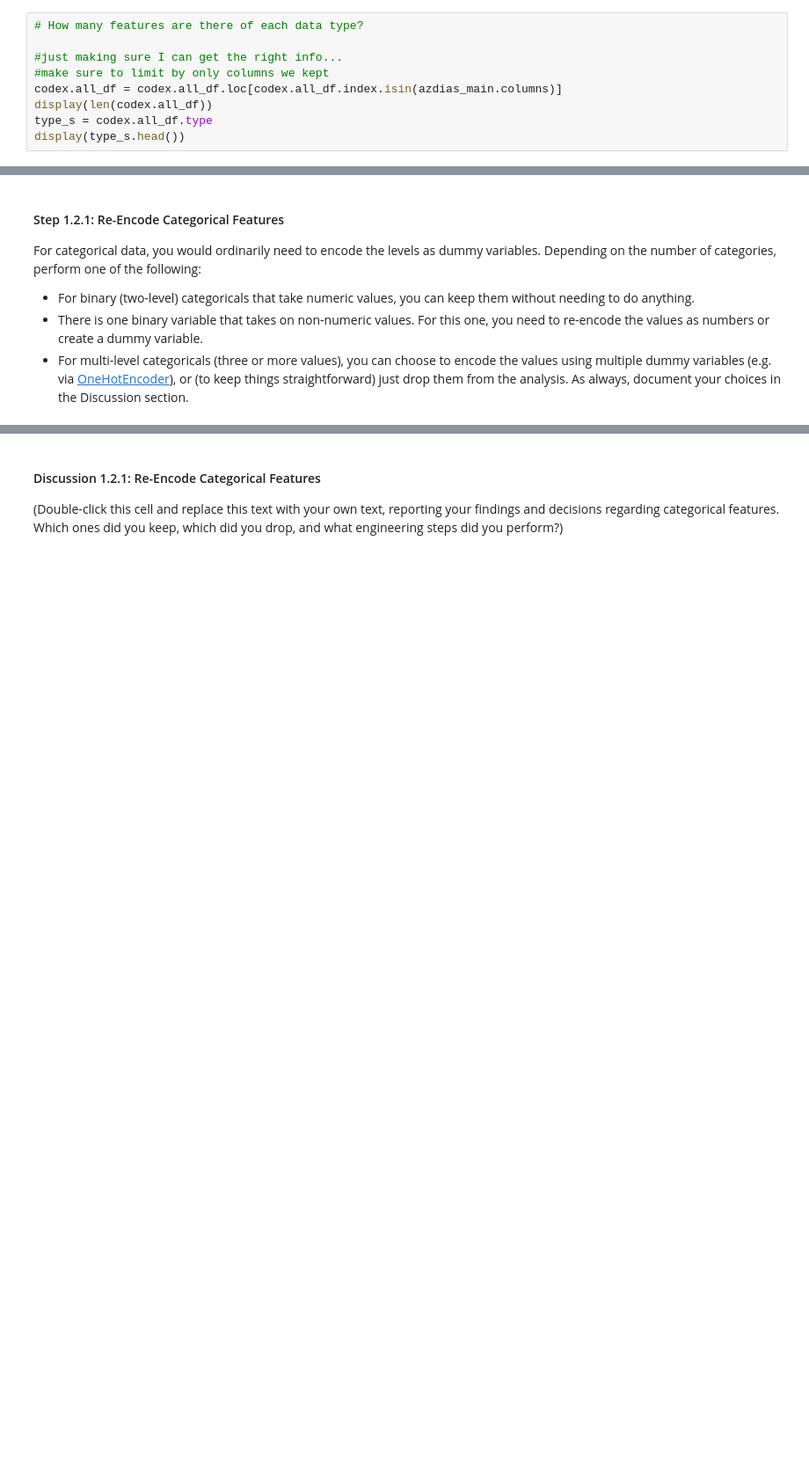
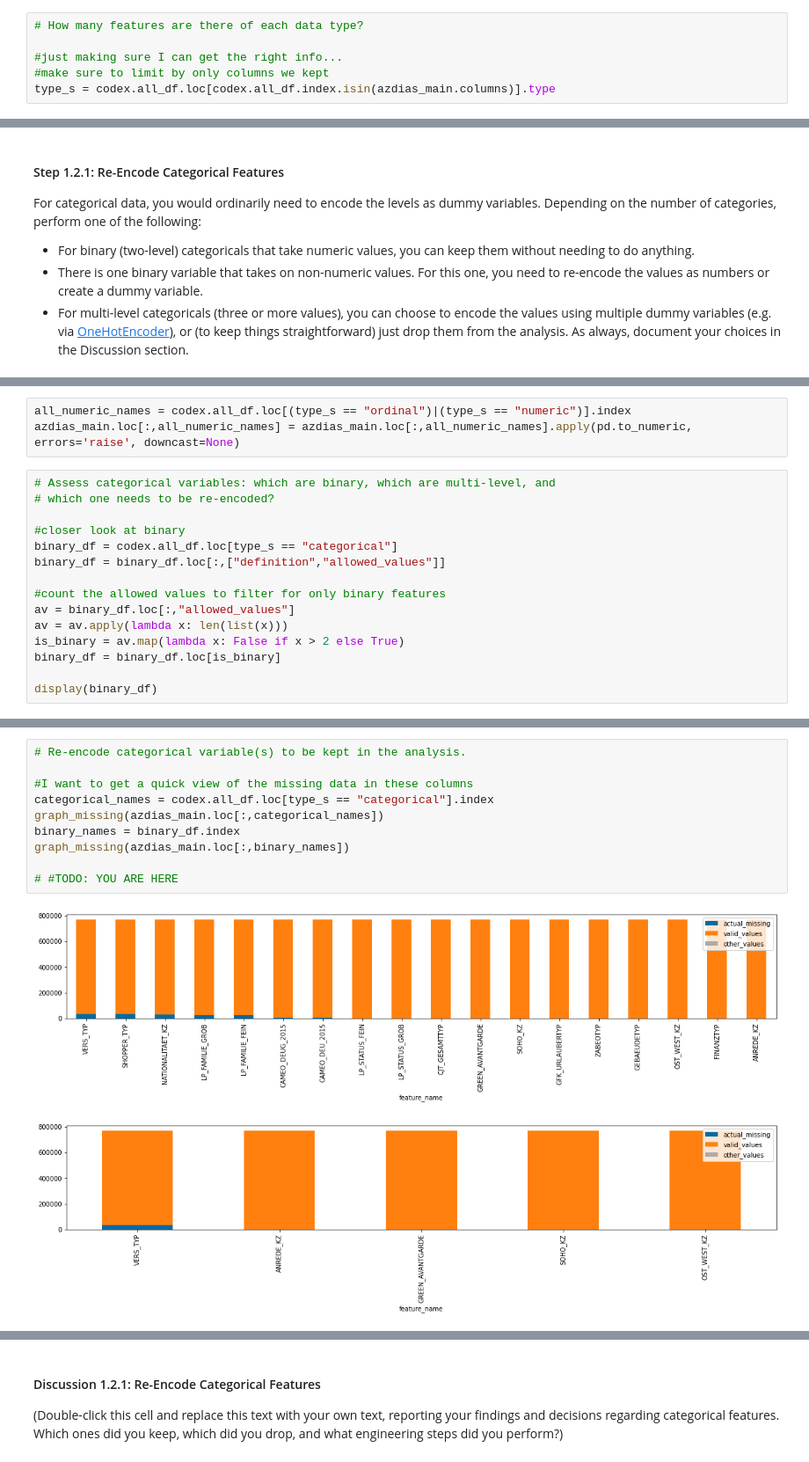
Before and after one commit to jsecrest/wgu-MachineLearning-C753-p2_IdentifyCustomerSegments, a Jupyter notebook: Identify_Customer_Segments.ipynb, the cells around one changed output, grey strips where cells are left out. Shown at 88% size. Cells and saved outputs as stored; diff of their text form; blank space fills up the shorter version.

Commit message:
completed preprocessing and compiled commented list of things to do for cleaning customer data

```diff
--- a/Identify_Customer_Segments.ipynb
+++ b/Identify_Customer_Segments.ipynb
@@ -1202,10 +1205,7 @@ Data wrangling is often the trickiest part of the data analysis process, and the
 
 #just making sure I can get the right info...
 #make sure to limit by only columns we kept
-codex.all_df = codex.all_df.loc[codex.all_df.index.isin(azdias_main.columns)]
-display(len(codex.all_df))
-type_s = codex.all_df.type
-display(type_s.head())
+type_s = codex.all_df.loc[codex.all_df.index.isin(azdias_main.columns)].type
 # %% [output]
 79
 feature_name
@@ -1325,0 +1310,18 @@ def re_encode_categorical(meta_s:Series):
+# %%
+all_numeric_names = codex.all_df.loc[(type_s == "ordinal")|(type_s == "numeric")].index
+azdias_main.loc[:,all_numeric_names] = azdias_main.loc[:,all_numeric_names].apply(pd.to_numeric, errors='raise', downcast=None)
+# %%
+# Assess categorical variables: which are binary, which are multi-level, and
+# which one needs to be re-encoded?
+
+#closer look at binary
+binary_df = codex.all_df.loc[type_s == "categorical"]
+binary_df = binary_df.loc[:,["definition","allowed_values"]]
+
+#count the allowed values to filter for only binary features
+av = binary_df.loc[:,"allowed_values"]
+av = av.apply(lambda x: len(list(x)))
+is_binary = av.map(lambda x: False if x > 2 else True)
+binary_df = binary_df.loc[is_binary]
+
+display(binary_df)
@@ -1325,0 +1336,13 @@ def re_encode_categorical(meta_s:Series):
+# %%
+# Re-encode categorical variable(s) to be kept in the analysis.
+
+#I want to get a quick view of the missing data in these columns
+categorical_names = codex.all_df.loc[type_s == "categorical"].index
+graph_missing(azdias_main.loc[:,categorical_names])
+binary_names = binary_df.index
+graph_missing(azdias_main.loc[:,binary_names])
+
+# #TODO: YOU ARE HERE
+# %% [output]
+[figure, added]
+[figure, added]
```
Also changed, not shown: parts of 50 cells of this notebook.
